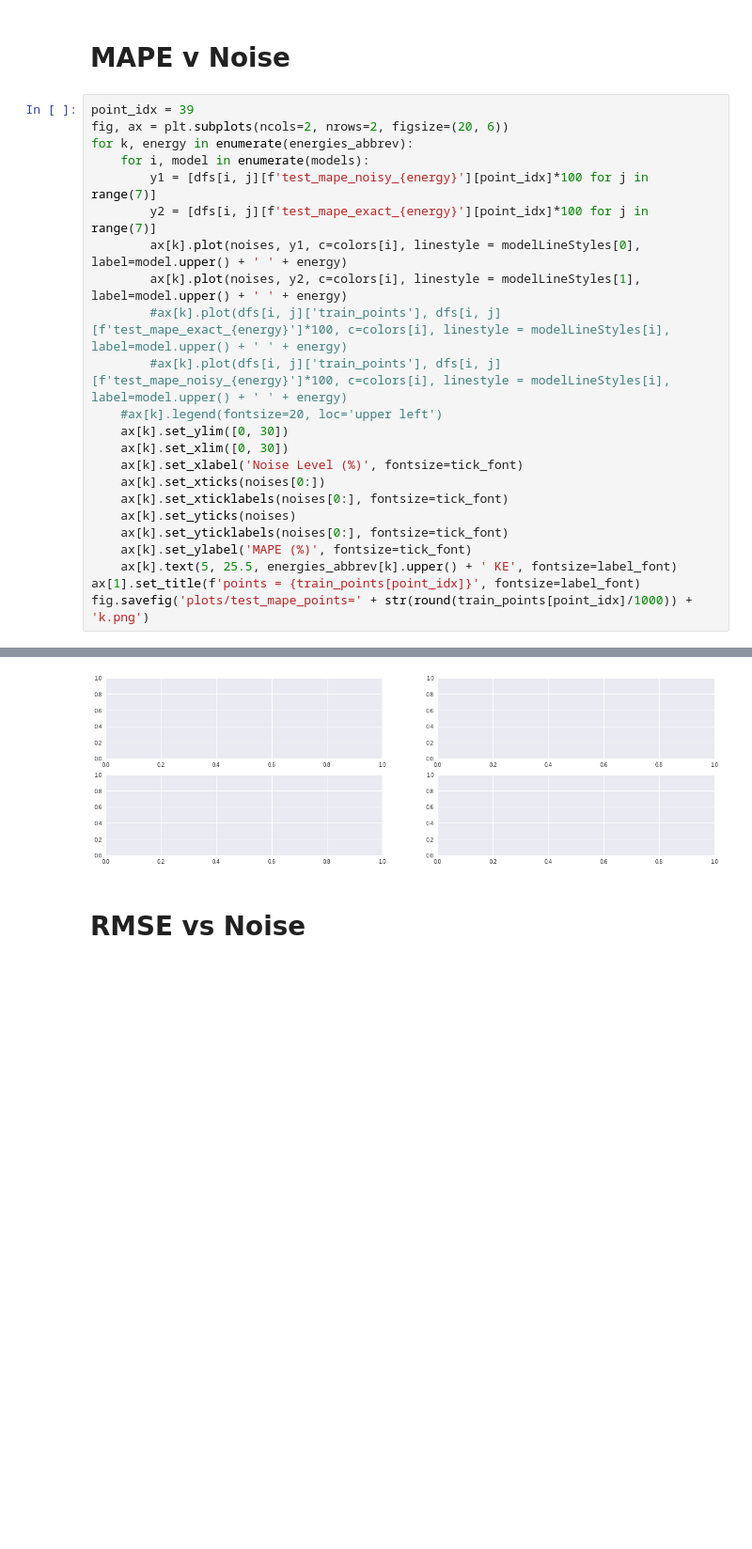
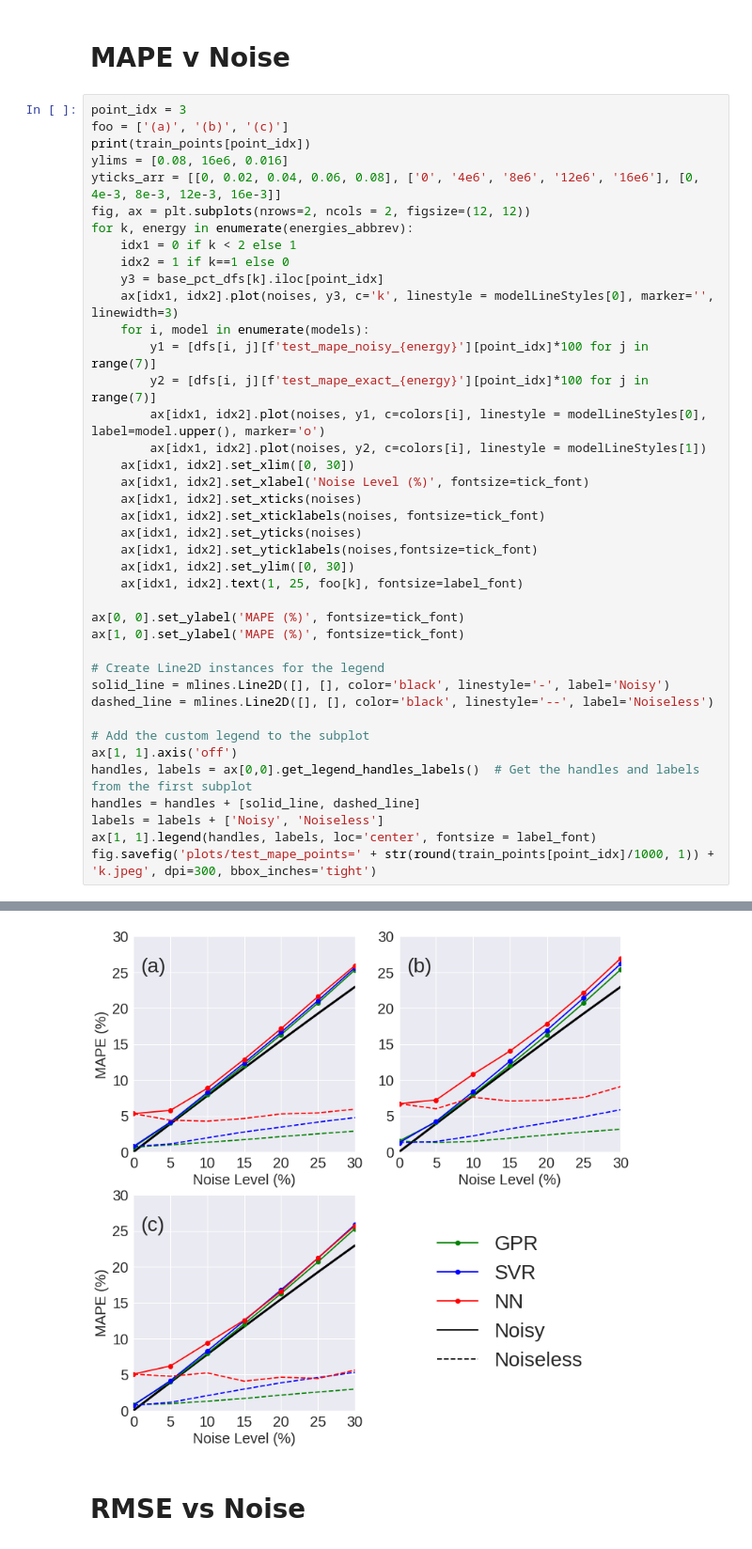
Before and after one commit to adi-devv/desai-fuchs-ml-v2, a Jupyter notebook: training/Comparisons.ipynb, the cells around one changed output, grey strips where cells are left out. Shown at 94% size. Drawn from its saved outputs; the diff is of its cells as text; blank space fills up the shorter version.

Commit message:
Minor Changes to Plots and Trained models with Double Precision

```diff
--- a/training/Comparisons.ipynb
+++ b/training/Comparisons.ipynb
@@ -104,26 +104,43 @@ fig.savefig('plots/test_mape_noise=' + str(noise) + '.png')
 # %% [markdown]
 # MAPE v Noise
 # %%
-point_idx = 39
-fig, ax = plt.subplots(ncols=2, nrows=2, figsize=(20, 6))
+point_idx = 3
+foo = ['(a)', '(b)', '(c)']
+print(train_points[point_idx])
+ylims = [0.08, 16e6, 0.016]
+yticks_arr = [[0, 0.02, 0.04, 0.06, 0.08], ['0', '4e6', '8e6', '12e6', '16e6'], [0, 4e-3, 8e-3, 12e-3, 16e-3]]
+fig, ax = plt.subplots(nrows=2, ncols = 2, figsize=(12, 12))
 for k, energy in enumerate(energies_abbrev):
+    idx1 = 0 if k < 2 else 1
+    idx2 = 1 if k==1 else 0
+    y3 = base_pct_dfs[k].iloc[point_idx]
+    ax[idx1, idx2].plot(noises, y3, c='k', linestyle = modelLineStyles[0], marker='', linewidth=3)
     for i, model in enumerate(models):
         y1 = [dfs[i, j][f'test_mape_noisy_{energy}'][point_idx]*100 for j in range(7)]
         y2 = [dfs[i, j][f'test_mape_exact_{energy}'][point_idx]*100 for j in range(7)]
-        ax[k].plot(noises, y1, c=colors[i], linestyle = modelLineStyles[0], label=model.upper() + ' ' + energy)
-        ax[k].plot(noises, y2, c=colors[i], linestyle = modelLineStyles[1], label=model.upper() + ' ' + energy)
-        #ax[k].plot(dfs[i, j]['train_points'], dfs[i, j][f'test_mape_exact_{energy}']*100, c=colors[i], linestyle = modelLineStyles[i], label=model.upper() + ' ' + energy)
-        #ax[k].plot(dfs[i, j]['train_points'], dfs[i, j][f'test_mape_noisy_{energy}']*100, c=colors[i], linestyle = modelLineStyles[i], label=model.upper() + ' ' + energy)
-    #ax[k].legend(fontsize=20, loc='upper left')
-    ax[k].set_ylim([0, 30])
-    ax[k].set_xlim([0, 30])
-    ax[k].set_xlabel('Noise Level (%)', fontsize=tick_font)
-    ax[k].set_xticks(noises[0:])
-    ax[k].set_xticklabels(noises[0:], fontsize=tick_font)
-    ax[k].set_yticks(noises)
-    ax[k].set_yticklabels(noises[0:], fontsize=tick_font)
-    ax[k].set_ylabel('MAPE (%)', fontsize=tick_font)
-    ax[k].text(5, 25.5, energies_abbrev[k].upper() + ' KE', fontsize=label_font)
-ax[1].set_title(f'points = {train_points[point_idx]}', fontsize=label_font)
-fig.savefig('plots/test_mape_points=' + str(round(train_points[point_idx]/1000)) + 'k.png')
+        ax[idx1, idx2].plot(noises, y1, c=colors[i], linestyle = modelLineStyles[0], label=model.upper(), marker='o')
+        ax[idx1, idx2].plot(noises, y2, c=colors[i], linestyle = modelLineStyles[1])
+    ax[idx1, idx2].set_xlim([0, 30])
+    ax[idx1, idx2].set_xlabel('Noise Level (%)', fontsize=tick_font)
+    ax[idx1, idx2].set_xticks(noises)
+    ax[idx1, idx2].set_xticklabels(noises, fontsize=tick_font)
+    ax[idx1, idx2].set_yticks(noises)
+    ax[idx1, idx2].set_yticklabels(noises,fontsize=tick_font)
+    ax[idx1, idx2].set_ylim([0, 30])
+    ax[idx1, idx2].text(1, 25, foo[k], fontsize=label_font)
+
+ax[0, 0].set_ylabel('MAPE (%)', fontsize=tick_font)
+ax[1, 0].set_ylabel('MAPE (%)', fontsize=tick_font)
+
+# Create Line2D instances for the legend
+solid_line = mlines.Line2D([], [], color='black', linestyle='-', label='Noisy')
+dashed_line = mlines.Line2D([], [], color='black', linestyle='--', label='Noiseless')
+
+# Add the custom legend to the subplot
+ax[1, 1].axis('off')
+handles, labels = ax[0,0].get_legend_handles_labels()  # Get the handles and labels from the first subplot
+handles = handles + [solid_line, dashed_line]
+labels = labels + ['Noisy', 'Noiseless']
+ax[1, 1].legend(handles, labels, loc='center', fontsize = label_font)
+fig.savefig('plots/test_mape_points=' + str(round(train_points[point_idx]/1000, 1)) + 'k.jpeg', dpi=300, bbox_inches='tight')
 # %% [output]
@@ -131,4 +148,4 @@ AttributeError: 'numpy.ndarray' object has no attribute 'plot'
-[figure, old version]
+[figure, new version]
 # %% [markdown]
 # RMSE vs Noise
 # %%
```
Also changed, not shown: parts of 6 cells of this notebook, 49 other files.
